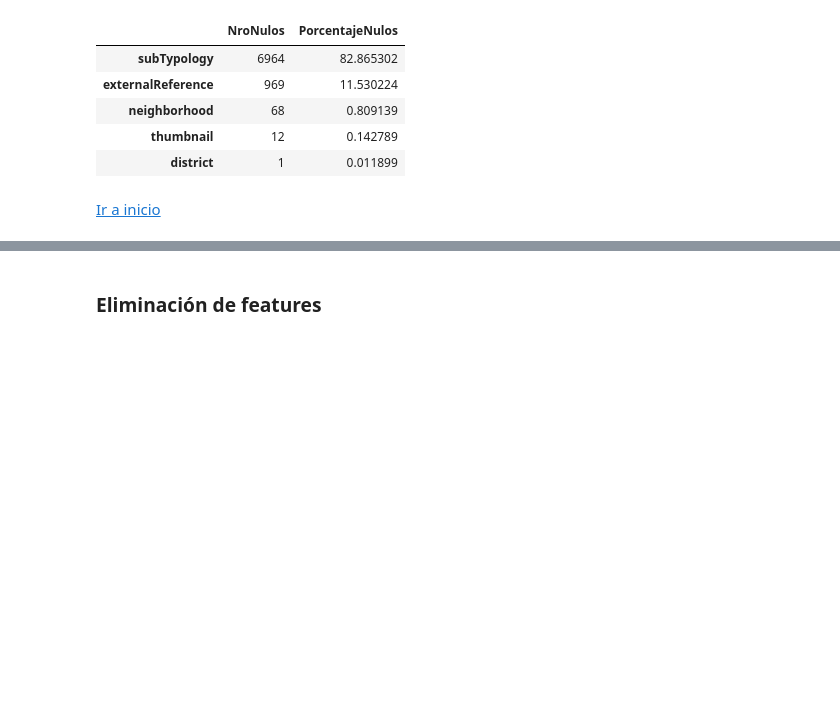
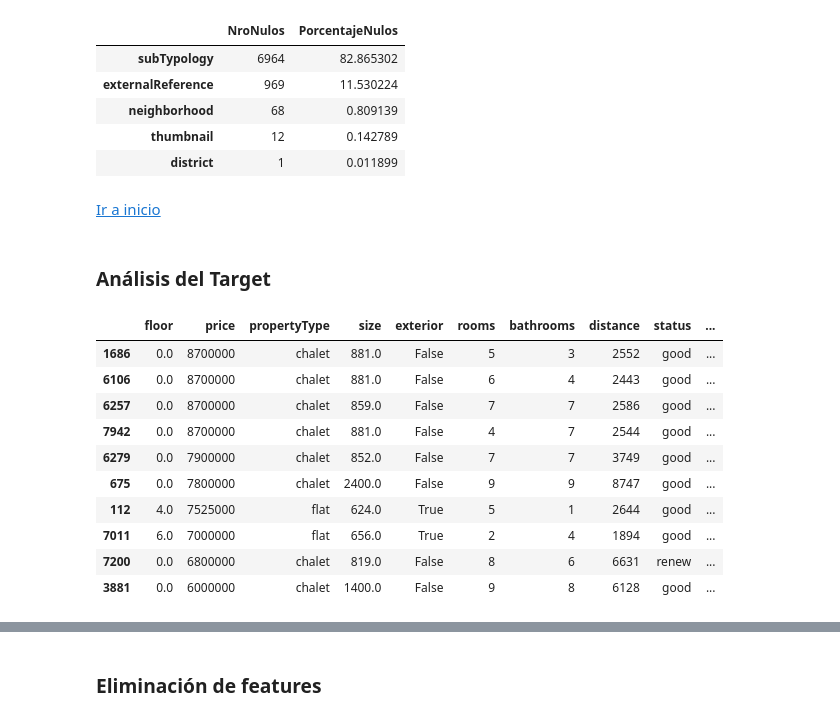
Before and after one commit to LuisARG/ML_DL_Idealista_project, a Jupyter notebook: src/main.ipynb, the cells around one changed output, grey strips where cells are left out. Drawn from its saved outputs; the diff is of its cells as text; code cells hidden in the pictures; blank space fills up the shorter version.

```diff
--- a/src/main.ipynb
+++ b/src/main.ipynb
@@ -516,3 +479,6 @@ Valores nulos en cada columna:
 idealista_madrid_df.to_csv('./datos/idealista_madrid_clean.csv', index=False)
 # %% [markdown]
 [Ir a inicio](#inicio)
+# %% [markdown]
+<a id="analisis_target"></a>
+### Análisis del Target
@@ -518,0 +516,14 @@ idealista_madrid_df.to_csv('./datos/idealista_madrid_clean.csv', index=False)
+# %%
+idealista_madrid_df.nlargest(10, 'price')
+# %% [output]
+|  | floor | price | propertyType | size | exterior | rooms | bathrooms | distance | status | ... |
+| 1686 | 0.0 | 8700000 | chalet | 881.0 | False | 5 | 3 | 2552 | good | ... |
+| 6106 | 0.0 | 8700000 | chalet | 881.0 | False | 6 | 4 | 2443 | good | ... |
+| 6257 | 0.0 | 8700000 | chalet | 859.0 | False | 7 | 7 | 2586 | good | ... |
+| 7942 | 0.0 | 8700000 | chalet | 881.0 | False | 4 | 7 | 2544 | good | ... |
+| 6279 | 0.0 | 7900000 | chalet | 852.0 | False | 7 | 7 | 3749 | good | ... |
+| 675 | 0.0 | 7800000 | chalet | 2400.0 | False | 9 | 9 | 8747 | good | ... |
+| 112 | 4.0 | 7525000 | flat | 624.0 | True | 5 | 1 | 2644 | good | ... |
+| 7011 | 6.0 | 7000000 | flat | 656.0 | True | 2 | 4 | 1894 | good | ... |
+| 7200 | 0.0 | 6800000 | chalet | 819.0 | False | 8 | 6 | 6631 | renew | ... |
+| 3881 | 0.0 | 6000000 | chalet | 1400.0 | False | 9 | 8 | 6128 | good | ... |
```
Also changed, not shown: parts of 32 cells of this notebook.
